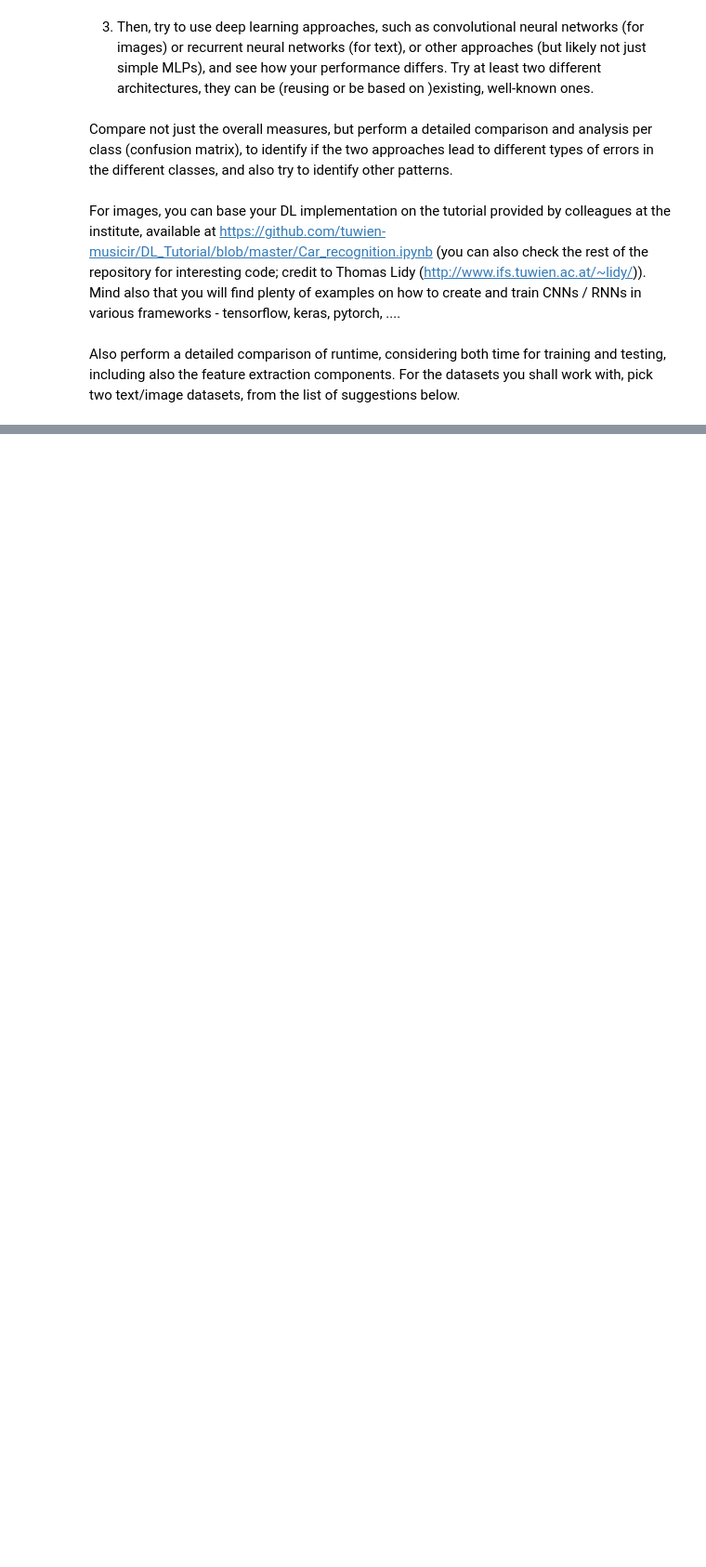
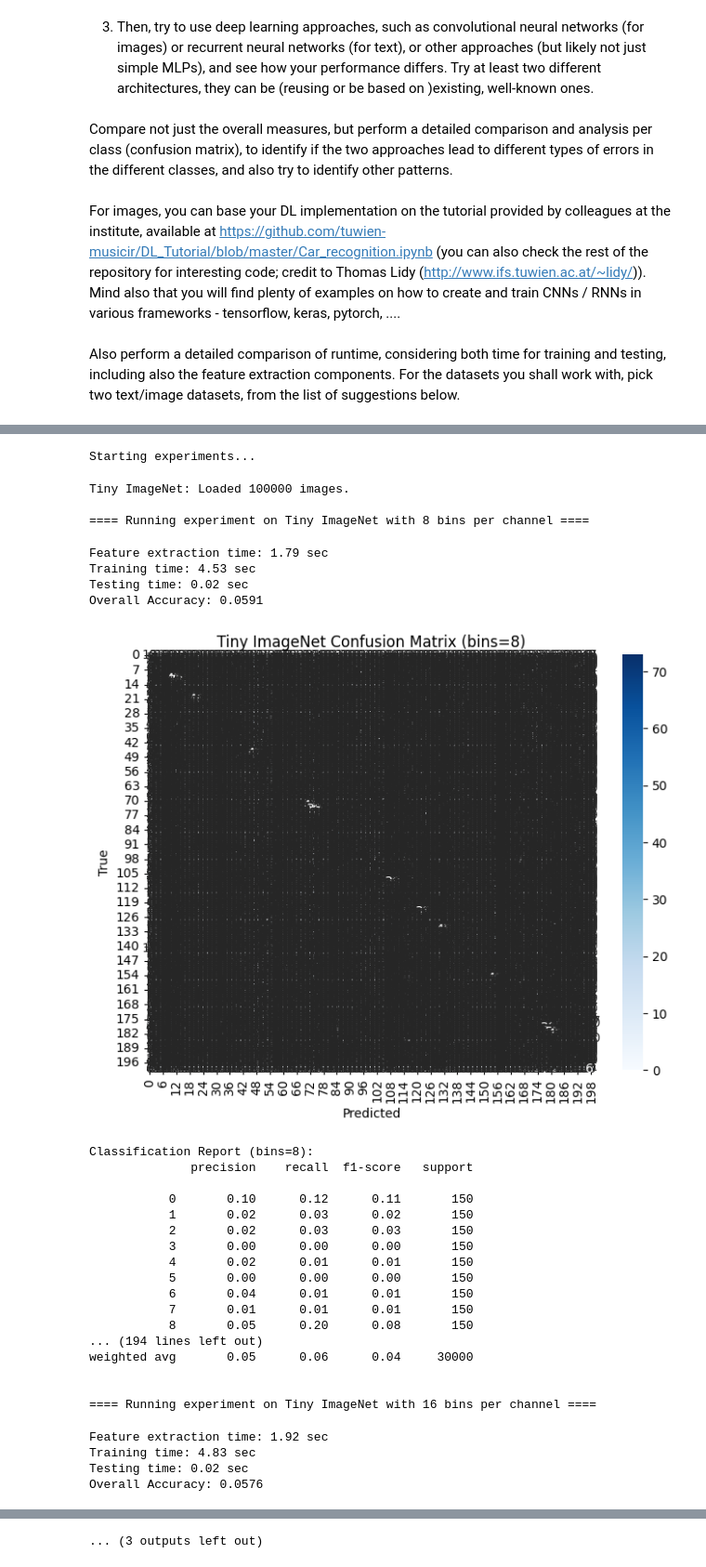
Before and after one commit to gonlyplease/deep-learning-image, a Jupyter notebook: notebooks/image.ipynb, the cells around one changed output, grey strips where cells are left out. Shown at 93% size. Cells and saved outputs as stored; diff of their text form; code cells hidden in the pictures; blank space fills up the shorter version.

```diff
--- a/notebooks/image.ipynb
+++ b/notebooks/image.ipynb
@@ -32,0 +215,27 @@ df.to_csv()
+# %%
+
+def run_cifar10_experiment():
+    # Define a transform to convert PIL images to numpy arrays
+    transform = transforms.Compose([
+        transforms.ToTensor(),  # Converts to [0,1] tensor in shape (C, H, W)
+        # We'll transpose later to get HxWxC and convert to numpy
+    ])
+
+    # Download and load CIFAR-10 training set (we will use the train split for simplicity)
+    cifar10_train = datasets.CIFAR10(root='./data', train=True, download=True, transform=transform)
+
+    X_images = []
+    y_labels = []
+    for img, label in tqdm(cifar10_train, desc="Loading CIFAR-10 images"):
+        # img is a tensor of shape (C, H, W); convert to numpy and then transpose to (H, W, C)
+        img_np = img.permute(1, 2, 0).numpy()
+        # Convert to uint8 format (0-255)
+        img_np = (img_np * 255).astype(np.uint8)
+        X_images.append(img_np)
+        y_labels.append(label)
+
+    print(f"CIFAR-10: Loaded {len(X_images)} images.")
+
+    # Run the experiment using two histogram configurations: 8 and 16 bins per channel.
+    cifar_results = run_experiment(X_images, y_labels, dataset_name="CIFAR-10", bins_values=[8, 16])
+    return cifar_results
@@ -32,0 +244,49 @@ df.to_csv()
+# %%
+
+if __name__ == "__main__":
+    print("Starting experiments...\n")
+
+    # Run Tiny ImageNet experiment (if the parquet file is available)
+    try:
+        tiny_results = run_tiny_imagenet_experiment()
+    except Exception as e:
+        print("Tiny ImageNet experiment could not be run:", e)
+        tiny_results = None
+
+    # Run CIFAR-10 experiment
+    cifar_results = run_cifar10_experiment()
+
+    # (Optional) Further analysis: compare per-class errors across approaches, print runtime comparisons, etc.
+    # For example, you could compare tiny_results[8]["accuracy"] vs. tiny_results[16]["accuracy"]
+    print("\nExperiments completed.")
+# %% [output]
+Starting experiments...
+Tiny ImageNet: Loaded 100000 images.
+
+==== Running experiment on Tiny ImageNet with 8 bins per channel ====
+Feature extraction time: 1.79 sec
+Training time: 4.53 sec
+Testing time: 0.02 sec
+Overall Accuracy: 0.0591
+[figure, added]
+Classification Report (bins=8):
+              precision    recall  f1-score   support
+
+           0       0.10      0.12      0.11       150
+           1       0.02      0.03      0.02       150
+           2       0.02      0.03      0.03       150
+           3       0.00      0.00      0.00       150
+           4       0.02      0.01      0.01       150
+           5       0.00      0.00      0.00       150
+           6       0.04      0.01      0.01       150
+           7       0.01      0.01      0.01       150
+           8       0.05      0.20      0.08       150
+... (194 lines left out)
+weighted avg       0.05      0.06      0.04     30000
+
+
+==== Running experiment on Tiny ImageNet with 16 bins per channel ====
+Feature extraction time: 1.92 sec
+Training time: 4.83 sec
+Testing time: 0.02 sec
+Overall Accuracy: 0.0576
@@ -32,0 +339 @@ df.to_csv()
+... (3 outputs left out)
```
Also changed, not shown: parts of 13 cells of this notebook, 21 other files.
